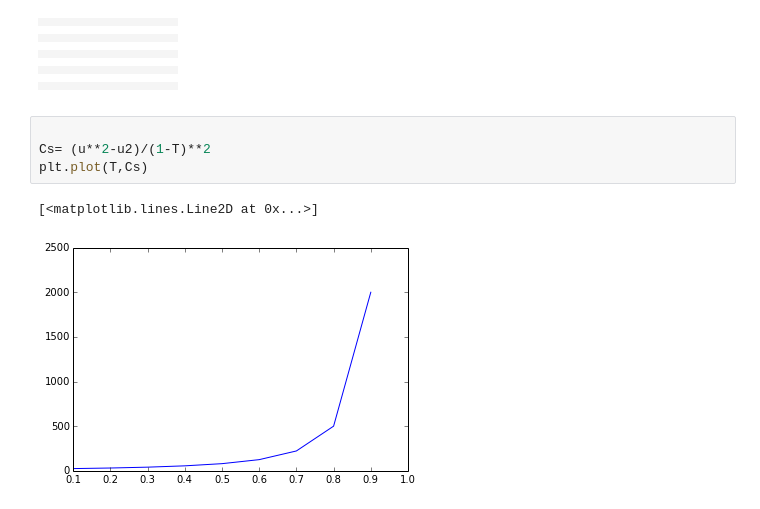
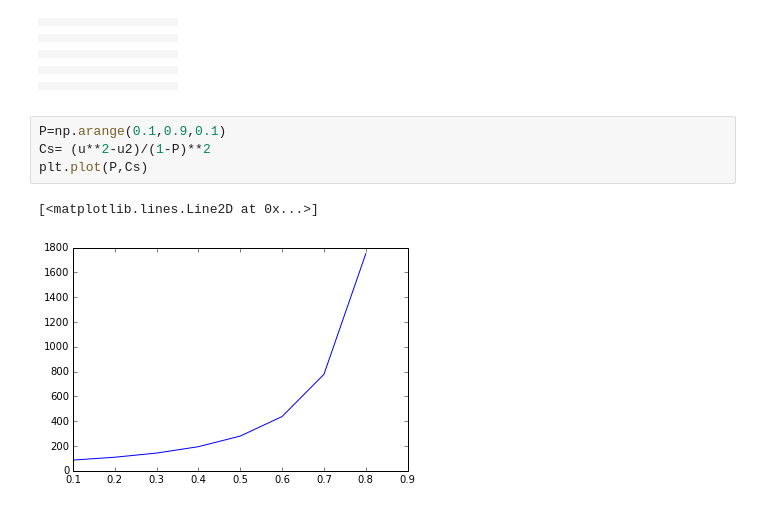
Before and after one commit to ulemanPHYS202/PHYS202-S14, a Jupyter notebook: Project.ipynb, the cells around one changed output. Drawn from its saved outputs; the diff is of its cells as text.

```diff
--- a/Project.ipynb
+++ b/Project.ipynb
@@ -266,9 +315,9 @@ g.show()
 |  |  |  |  |  |  |  |  |  |  |
 |  |  |  |  |  |  |  |  |  |  |
 # %%
-
-Cs= (u**2-u2)/(1-T)**2
-plt.plot(T,Cs)
+P=np.arange(0.1,0.9,0.1)
+Cs= (u**2-u2)/(1-P)**2
+plt.plot(P,Cs)
 # %% [output]
 [<matplotlib.lines.Line2D at 0x...>]
-[figure, old version]
+[figure, new version]
```
Also changed, not shown: parts of 12 cells of this notebook.
